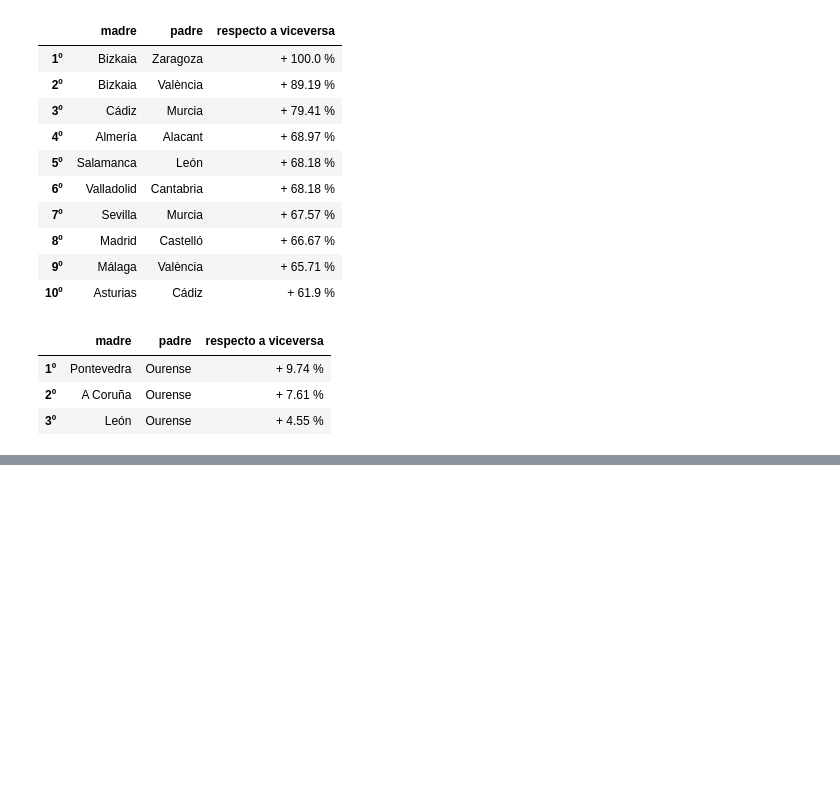
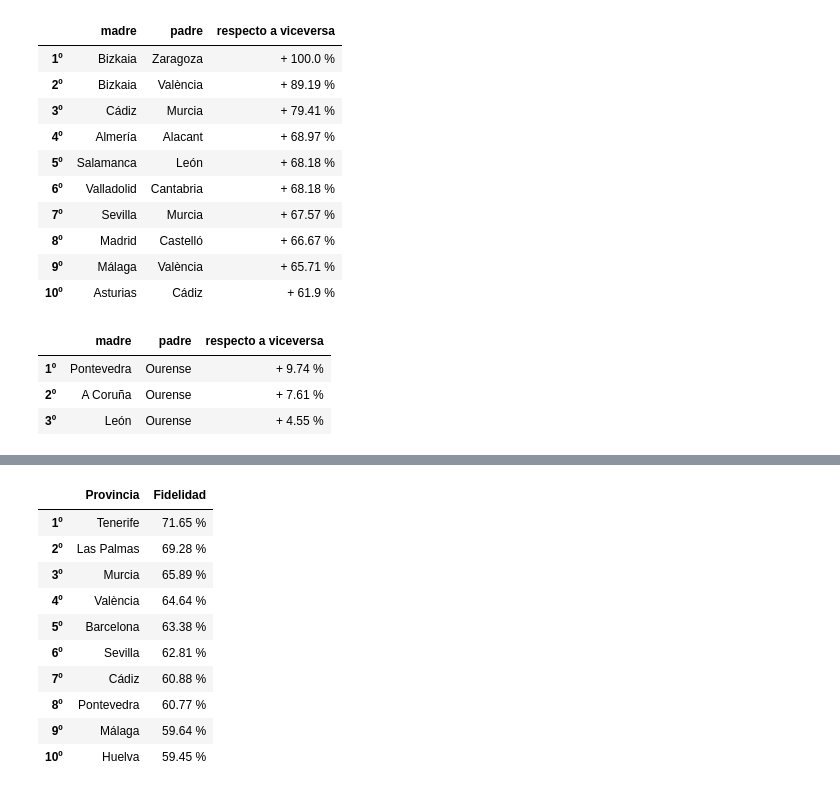
Before and after one commit to braisseara/blog, a Jupyter notebook: entradas_ipynb/relaciones_interprovinciales_en_espanha.ipynb, the cells around one changed output, grey strips where cells are left out. Saved outputs shown, nothing was run; the diff lists cells and outputs as text; code cells hidden in the pictures; blank space fills up the shorter version.

```diff
--- a/entradas_ipynb/relaciones_interprovinciales_en_espanha.ipynb
+++ b/entradas_ipynb/relaciones_interprovinciales_en_espanha.ipynb
@@ -390,0 +436,28 @@ tops_matriz(matriz_sexo_diferencial, top = 3, x = 'respecto a viceversa', padres
+# %%
+def top_serie(serie, top = 10, que = 'max', x = 'values', funcion_values = lambda x : round(x, 2)):
+    df = pandas.DataFrame({'Provincia': serie.index , x: serie}).sort_values([x], ascending = (que == 'min'))
+    df.index = [str(i + 1) + 'º' for i in df.reset_index().index]
+    if isinstance(funcion_values, str):
+        if funcion_values == 'delta%':
+            funcion_values = lambda x : '+ ' + str(round((x-1)*100,2)) + ' %'
+        elif funcion_values == 'delta':
+            funcion_values = lambda x : '+ ' + str(round(x,2))
+        elif funcion_values == '%':
+            funcion_values = lambda x : str(round(x*100,2)) + ' %'
+    df[x] = df[x].apply(funcion_values)
+    return(df.head(top))
+# %%
+fidelidad = get_diagonal(matrices_pareja_normal[año])
+top_serie(fidelidad, x = 'Fidelidad', funcion_values = '%')
+# %% [output]
+|  | Provincia | Fidelidad |
+| 1º | Tenerife | 71.65 % |
+| 2º | Las Palmas | 69.28 % |
+| 3º | Murcia | 65.89 % |
+| 4º | València | 64.64 % |
+| 5º | Barcelona | 63.38 % |
+| 6º | Sevilla | 62.81 % |
+| 7º | Cádiz | 60.88 % |
+| 8º | Pontevedra | 60.77 % |
+| 9º | Málaga | 59.64 % |
+| 10º | Huelva | 59.45 % |
```
Also changed, not shown: parts of 20 cells of this notebook, 3 other files.
